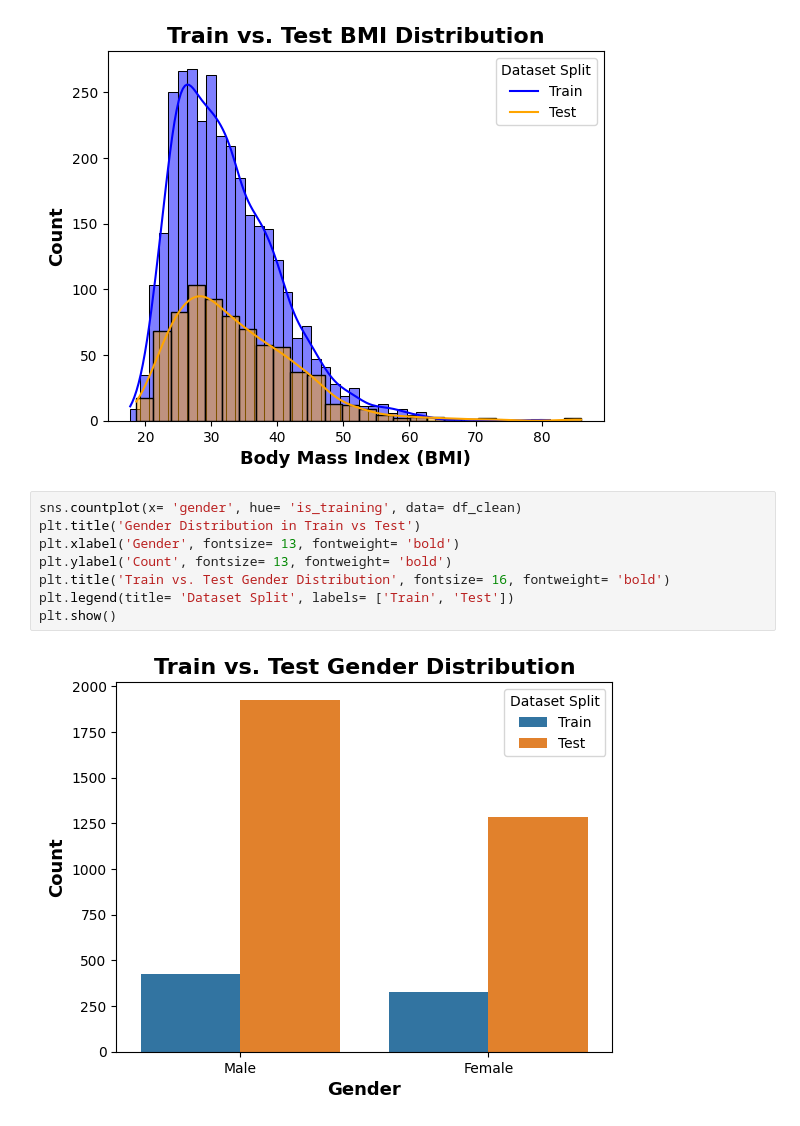
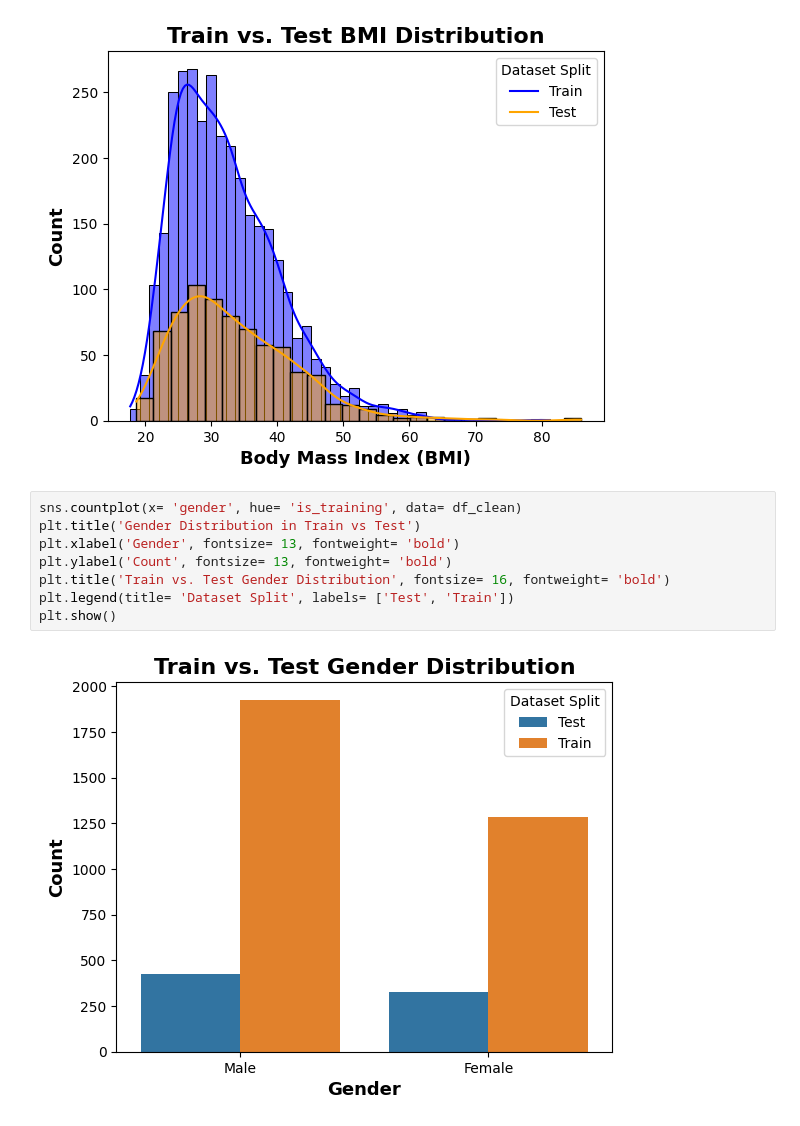
Before and after one commit to bhstoller/FaceToBMI-CNN, a Jupyter notebook: eda.ipynb, the cells around one changed output. Drawn from its saved outputs; the diff is of its cells as text.

```diff
--- a/eda.ipynb
+++ b/eda.ipynb
@@ -175,10 +175,10 @@ plt.show()
 # %%
 sns.countplot(x= 'gender', hue= 'is_training', data= df_clean)
 plt.title('Gender Distribution in Train vs Test')
 plt.xlabel('Gender', fontsize= 13, fontweight= 'bold')
 plt.ylabel('Count', fontsize= 13, fontweight= 'bold')
 plt.title('Train vs. Test Gender Distribution', fontsize= 16, fontweight= 'bold')
-plt.legend(title= 'Dataset Split', labels= ['Train', 'Test'])
+plt.legend(title= 'Dataset Split', labels= ['Test', 'Train'])
 plt.show()
 # %% [output]
-[figure, old version]
+[figure, new version]
```
Also changed, not shown: parts of 1 cell of this notebook.
